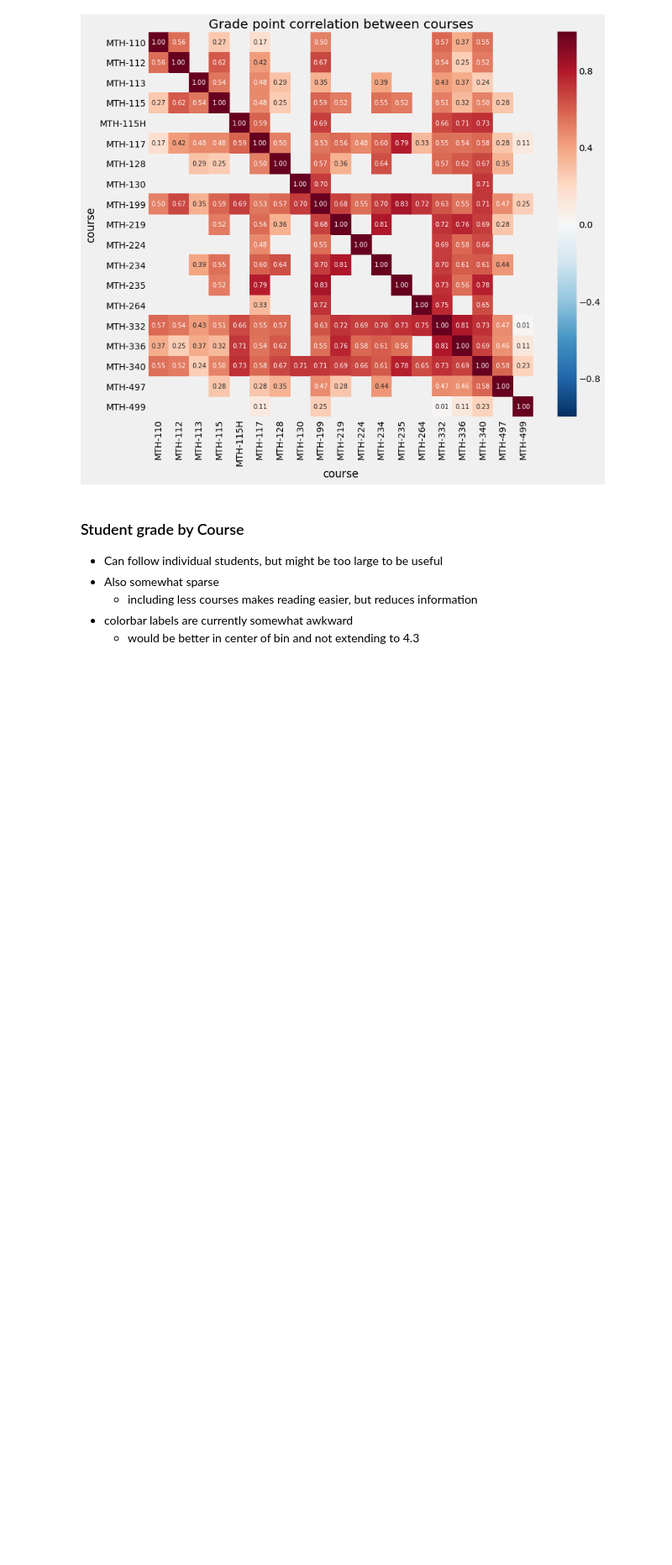
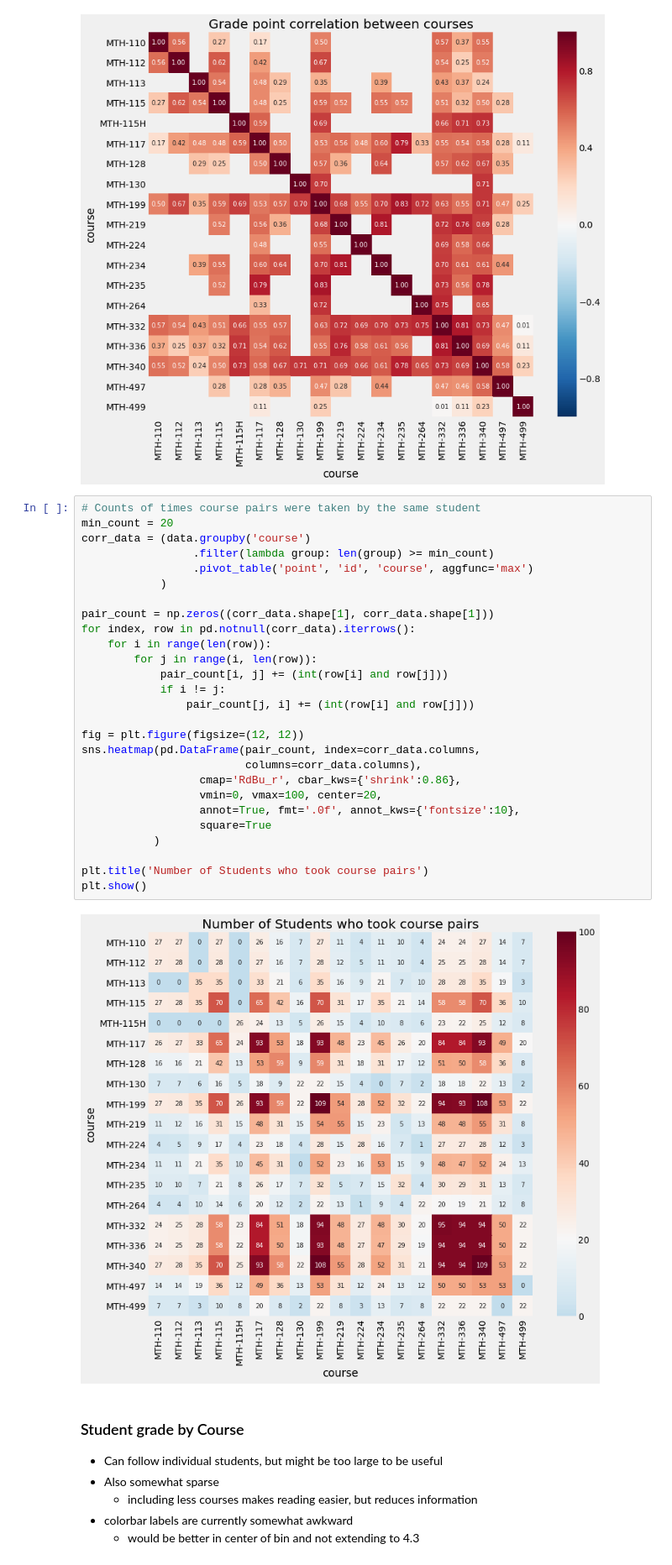
Before and after one commit to pmgasper/union_students, a Jupyter notebook: data_exploration.ipynb, the cells around one changed output. Shown at 84% size. Cells and saved outputs as stored; diff of their text form; blank space fills up the shorter version.

```diff
--- a/data_exploration.ipynb
+++ b/data_exploration.ipynb
@@ -633,6 +637,35 @@ plt.title('Grade point correlation between courses')
 plt.show()
 # %% [output]
 [figure]
+# %%
+# Counts of times course pairs were taken by the same student
+min_count = 20
+corr_data = (data.groupby('course')
+                 .filter(lambda group: len(group) >= min_count)
+                 .pivot_table('point', 'id', 'course', aggfunc='max')
+            )
+
+pair_count = np.zeros((corr_data.shape[1], corr_data.shape[1]))
+for index, row in pd.notnull(corr_data).iterrows():
+    for i in range(len(row)):
+        for j in range(i, len(row)):
+            pair_count[i, j] += (int(row[i] and row[j]))
+            if i != j:
+                pair_count[j, i] += (int(row[i] and row[j]))
+
+fig = plt.figure(figsize=(12, 12))
+sns.heatmap(pd.DataFrame(pair_count, index=corr_data.columns,
+                         columns=corr_data.columns),
+                  cmap='RdBu_r', cbar_kws={'shrink':0.86},
+                  vmin=0, vmax=100, center=20,
+                  annot=True, fmt='.0f', annot_kws={'fontsize':10},
+                  square=True
+           )
+
+plt.title('Number of Students who took course pairs')
+plt.show()
+# %% [output]
+[figure, added]
 # %% [markdown]
 ### Student grade by Course
 * Can follow individual students, but might be too large to be useful
```
Also changed, not shown: parts of 10 cells of this notebook.
